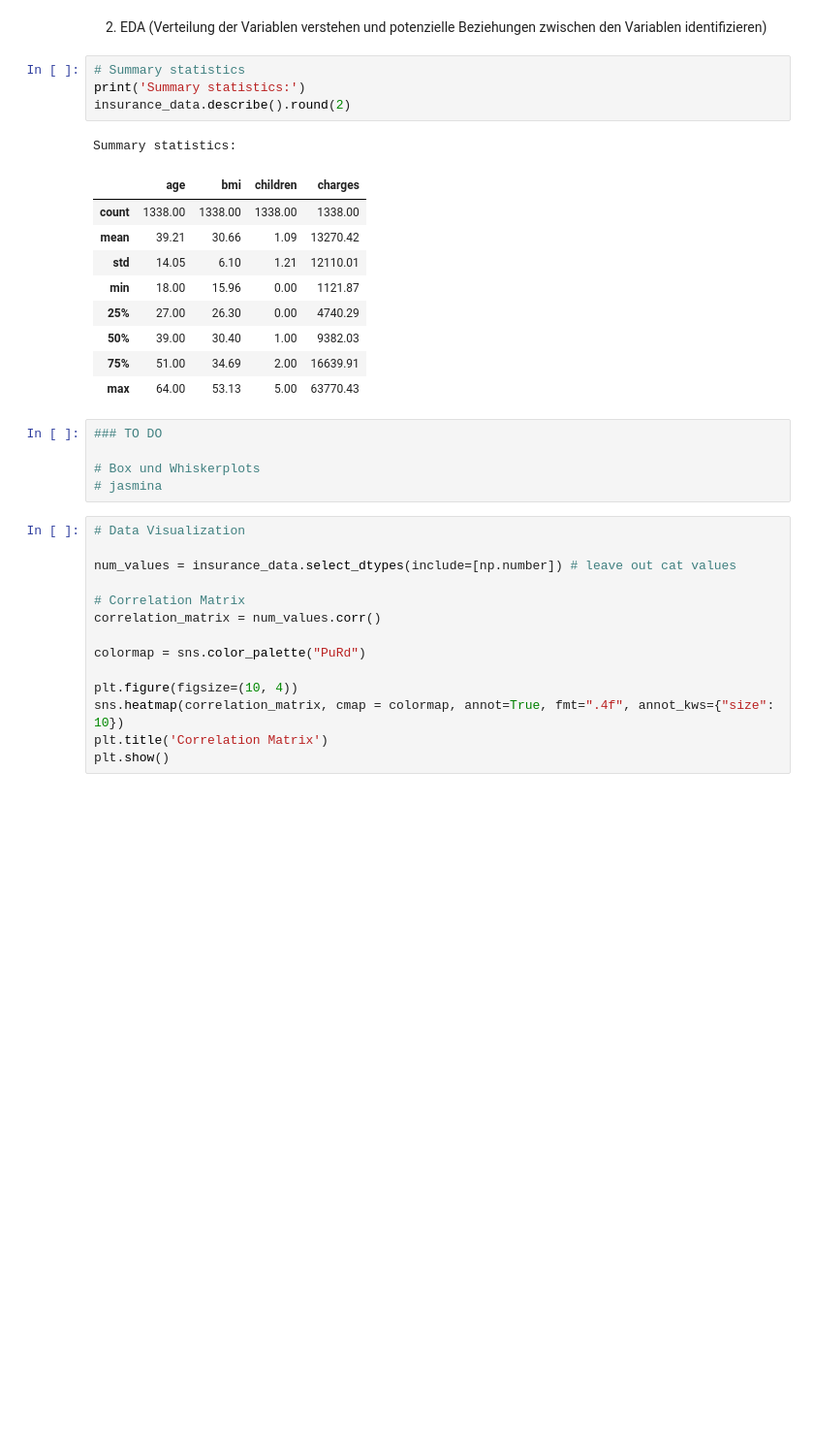
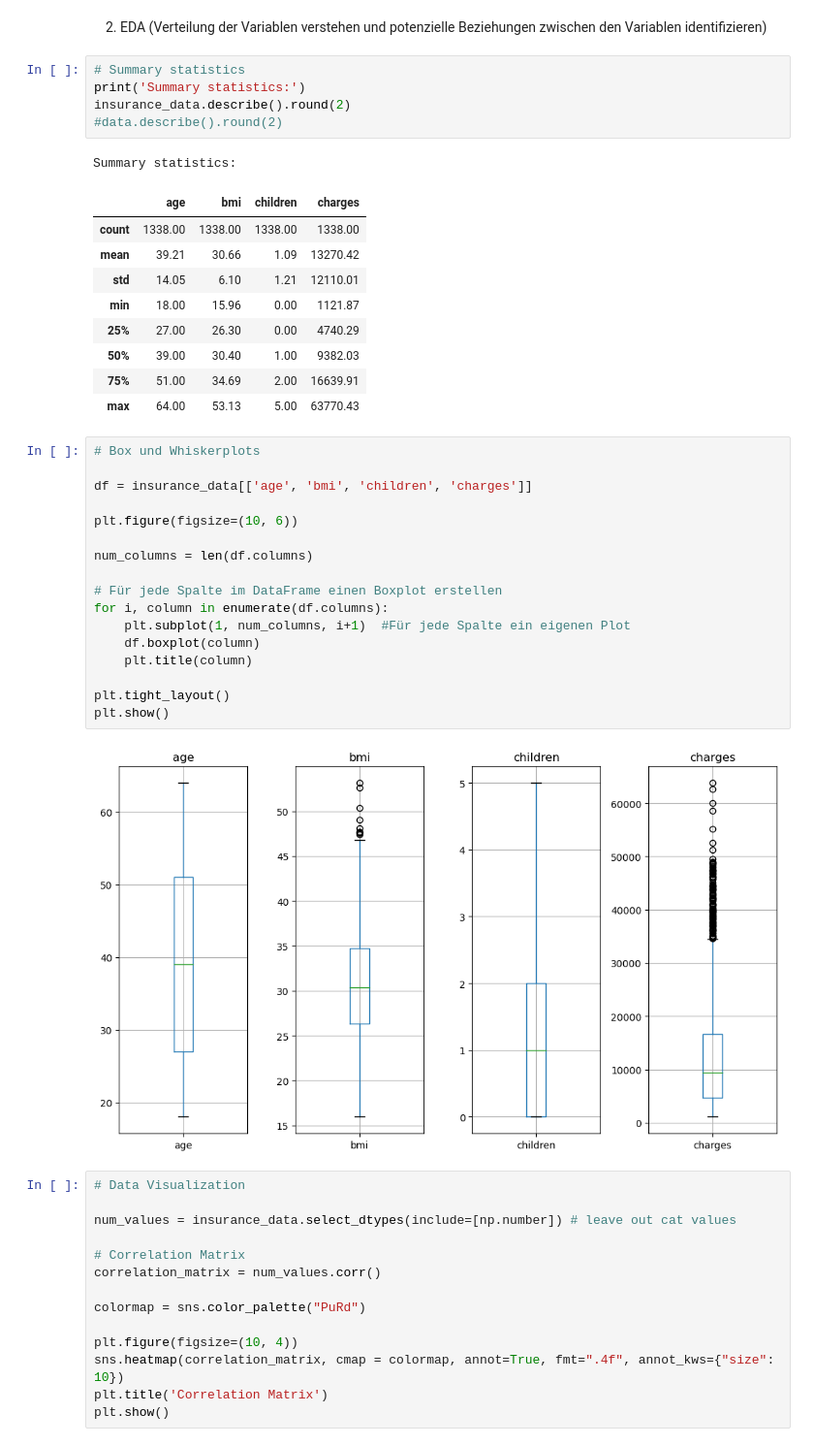
Before and after one commit to BrockherdeT/econometrics, a Jupyter notebook: shared_A1.ipynb, the cells around one changed output. Shown at 97% size. Cells and saved outputs as stored; diff of their text form; blank space fills up the shorter version.

```diff
--- a/shared_A1.ipynb
+++ b/shared_A1.ipynb
@@ -84,6 +114,7 @@ dtype: int64
 # Summary statistics
 print('Summary statistics:')
 insurance_data.describe().round(2)
+#data.describe().round(2)
 # %% [output]
 Summary statistics:
 |  | age | bmi | children | charges |
@@ -95,11 +126,25 @@ Summary statistics:
 | 50% | 39.00 | 30.40 | 1.00 | 9382.03 |
 | 75% | 51.00 | 34.69 | 2.00 | 16639.91 |
 | max | 64.00 | 53.13 | 5.00 | 63770.43 |
-# %%
-### TO DO
-
-# Box und Whiskerplots
-# jasmina
+# %%
+# Box und Whiskerplots
+
+df = insurance_data[['age', 'bmi', 'children', 'charges']]
+
+plt.figure(figsize=(10, 6))
+
+num_columns = len(df.columns)
+
+# Für jede Spalte im DataFrame einen Boxplot erstellen
+for i, column in enumerate(df.columns):
+    plt.subplot(1, num_columns, i+1)  #Für jede Spalte ein eigenen Plot
+    df.boxplot(column)
+    plt.title(column)
+
+plt.tight_layout()
+plt.show()
+# %% [output]
+[figure, added]
 # %%
 # Data Visualization
 
```
Also changed, not shown: parts of 8 cells of this notebook.
